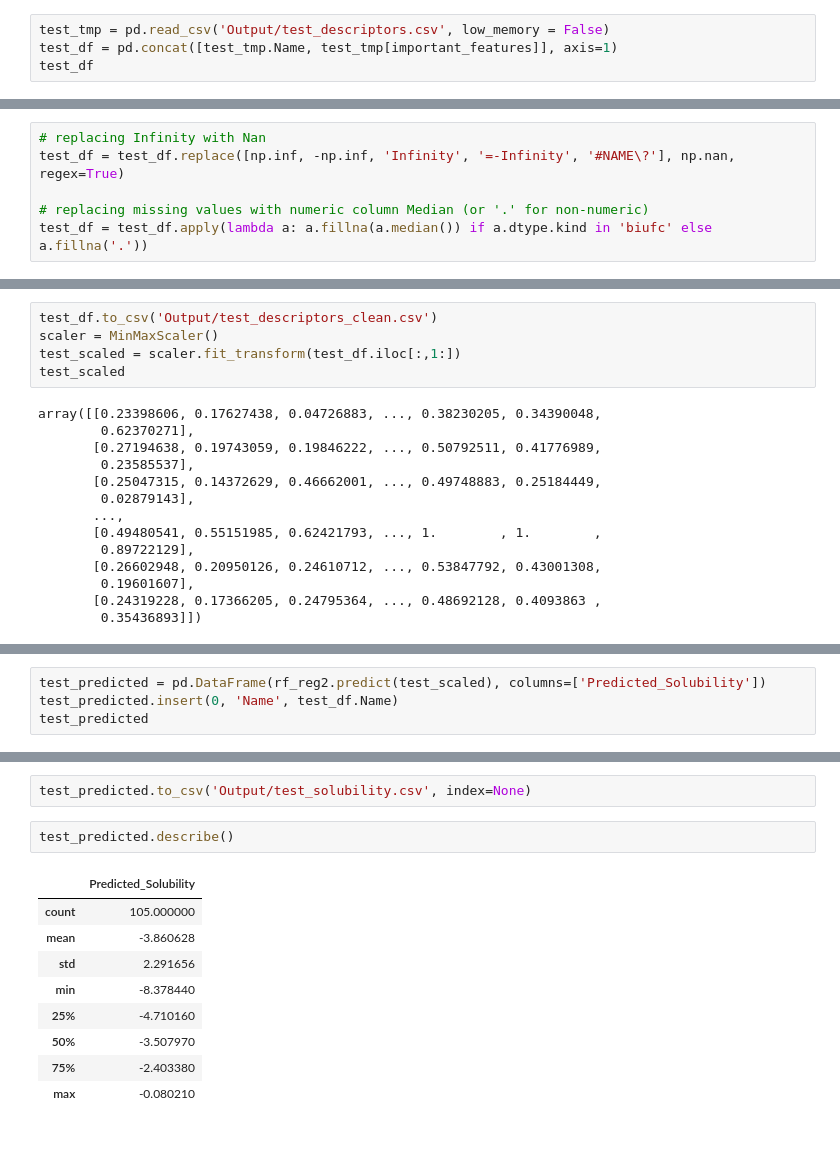
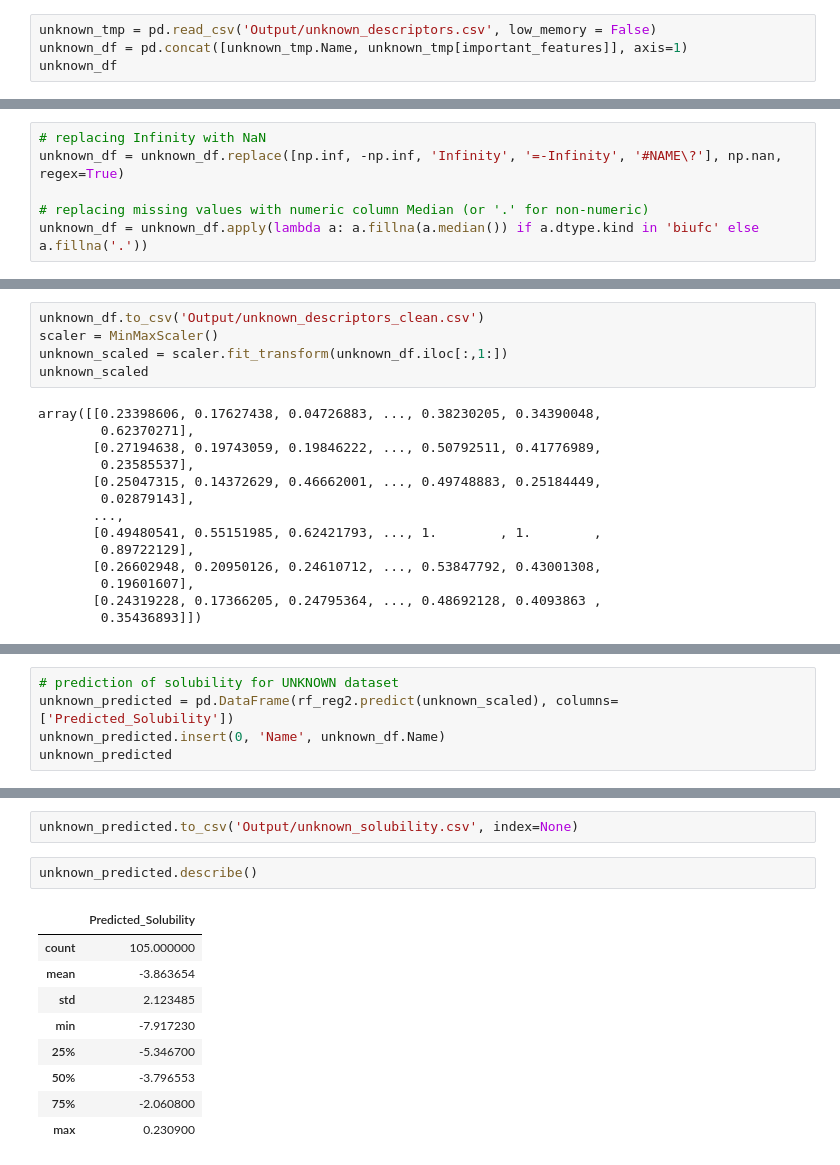
Before and after one commit to kuteykin/solubility-predictor, a Jupyter notebook: Solubility_predictor.ipynb, the cells around one changed output, grey strips where cells are left out. Cells and saved outputs as stored; diff of their text form.

```diff
--- a/Solubility_predictor.ipynb
+++ b/Solubility_predictor.ipynb
@@ -373,7 +348,7 @@ R^2: 0.9100959839091209
 # %%
-test_tmp = pd.read_csv('Output/test_descriptors.csv', low_memory = False)
-test_df = pd.concat([test_tmp.Name, test_tmp[important_features]], axis=1)
-test_df
+unknown_tmp = pd.read_csv('Output/unknown_descriptors.csv', low_memory = False)
+unknown_df = pd.concat([unknown_tmp.Name, unknown_tmp[important_features]], axis=1)
+unknown_df
 # %% [output]
 |  | Name | ATS0p | ATS3p | AATS5p | AATS2i | AATS5i | AATS6i | ATSC0m | ATSC0p | AATSC3c | ... | ... |
 | 0 | CHEMBL1922200_0 | 79.808491 | 173.112167 | 1.145396 | 159.367074 | 169.699440 | 166.256777 | 1970.492926 | 12.511520 | -0.000625 | ... | ... |
@@ -389,9 +364,9 @@ test_df
 | 104 | CHEMBL211003_0 | 81.192054 | 172.040567 | 1.265601 | 160.434380 | 164.011677 | 163.529699 | 2643.955158 | 12.706586 | 0.001393 | ... | ... |
 105 rows × 43 columns
 # %%
-# replacing Infinity with Nan
-test_df = test_df.replace([np.inf, -np.inf, 'Infinity', '=-Infinity', '#NAME\?'], np.nan, regex=True)
+# replacing Infinity with NaN
+unknown_df = unknown_df.replace([np.inf, -np.inf, 'Infinity', '=-Infinity', '#NAME\?'], np.nan, regex=True)
 
 # replacing missing values with numeric column Median (or '.' for non-numeric)
-test_df = test_df.apply(lambda a: a.fillna(a.median()) if a.dtype.kind in 'biufc' else a.fillna('.'))
+unknown_df = unknown_df.apply(lambda a: a.fillna(a.median()) if a.dtype.kind in 'biufc' else a.fillna('.'))
 # %%
@@ -411,10 +386,10 @@ test_df
 | 104 | CHEMBL211003_0 | 81.192054 | 172.040567 | 1.265601 | 160.434380 | 164.011677 | 163.529699 | 2643.955158 | 12.706586 | 0.001393 | ... | ... |
 105 rows × 43 columns
 # %%
-test_df.to_csv('Output/test_descriptors_clean.csv')
+unknown_df.to_csv('Output/unknown_descriptors_clean.csv')
 scaler = MinMaxScaler()
-test_scaled = scaler.fit_transform(test_df.iloc[:,1:])
-test_scaled
+unknown_scaled = scaler.fit_transform(unknown_df.iloc[:,1:])
+unknown_scaled
 # %% [output]
 array([[0.23398606, 0.17627438, 0.04726883, ..., 0.38230205, 0.34390048,
         0.62370271],
@@ -434,8 +409,9 @@ test_scaled.shape
 # %% [output]
 (105, 42)
 # %%
-test_predicted = pd.DataFrame(rf_reg2.predict(test_scaled), columns=['Predicted_Solubility'])
-test_predicted.insert(0, 'Name', test_df.Name)
-test_predicted
+# prediction of solubility for UNKNOWN dataset
+unknown_predicted = pd.DataFrame(rf_reg2.predict(unknown_scaled), columns=['Predicted_Solubility'])
+unknown_predicted.insert(0, 'Name', unknown_df.Name)
+unknown_predicted
 # %% [output]
 |  | Name | Predicted_Solubility |
@@ -453,15 +429,15 @@ test_predicted
 105 rows × 2 columns
 # %%
-test_predicted.to_csv('Output/test_solubility.csv', index=None)
+unknown_predicted.to_csv('Output/unknown_solubility.csv', index=None)
 # %%
-test_predicted.describe()
+unknown_predicted.describe()
 # %% [output]
 |  | Predicted_Solubility |
 | count | 105.000000 |
-| mean | -3.860628 |
-| std | 2.291656 |
-| min | -8.378440 |
-| 25% | -4.710160 |
-| 50% | -3.507970 |
-| 75% | -2.403380 |
-| max | -0.080210 |
+| mean | -3.863654 |
+| std | 2.123485 |
+| min | -7.917230 |
+| 25% | -5.346700 |
+| 50% | -3.796553 |
+| 75% | -2.060800 |
+| max | 0.230900 |
```
Also changed, not shown: parts of 15 cells of this notebook.
